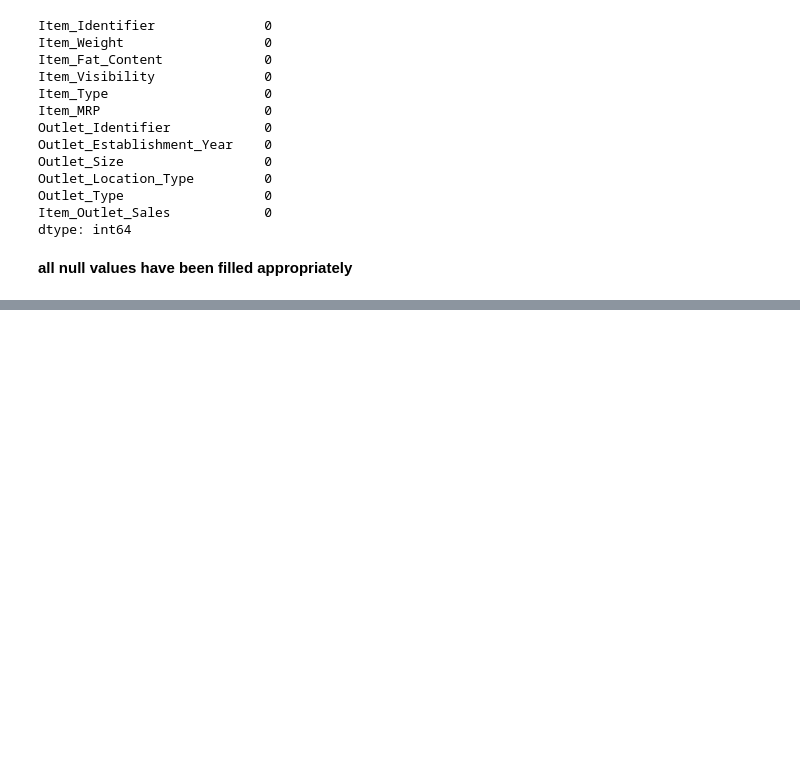
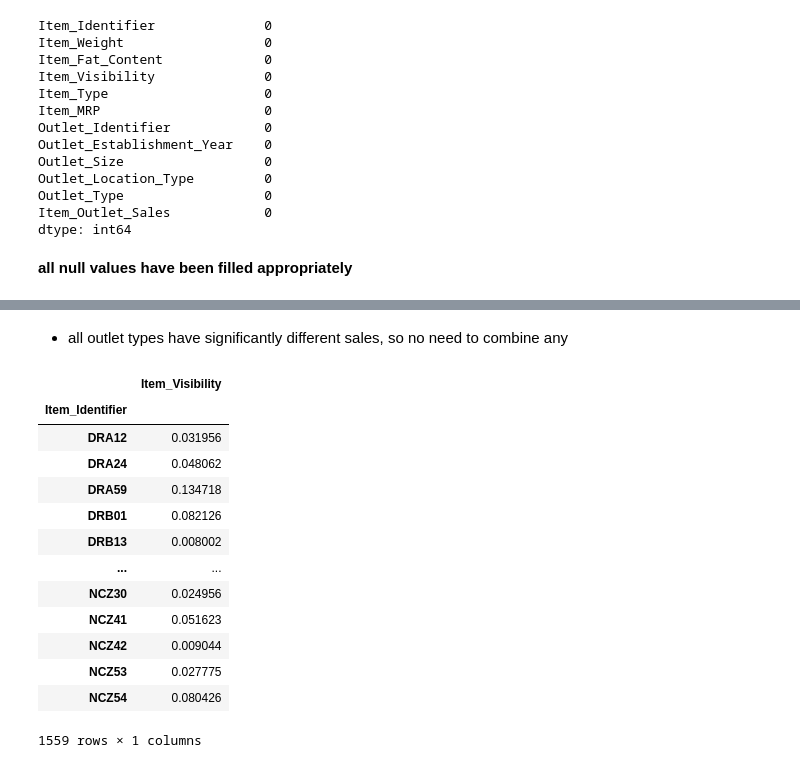
Before and after one commit to aravindsouth/bigmartsales-vc1, a Jupyter notebook: aravind_virtual_comp_1.ipynb, the cells around one changed output, grey strips where cells are left out. Cells and saved outputs as stored; diff of their text form; code cells hidden in the pictures; blank space fills up the shorter version.

```diff
--- a/aravind_virtual_comp_1.ipynb
+++ b/aravind_virtual_comp_1.ipynb
@@ -301,0 +313,21 @@ dtype: int64
+# %% [markdown]
+- all outlet types have significantly different sales, so no need to combine any
+# %%
+# average visibility of each item
+visibility_avg = train.pivot_table(values='Item_Visibility', index='Item_Identifier')
+visibility_avg
+# %% [output]
+|  | Item_Visibility |
+| Item_Identifier |  |
+| DRA12 | 0.031956 |
+| DRA24 | 0.048062 |
+| DRA59 | 0.134718 |
+| DRB01 | 0.082126 |
+| DRB13 | 0.008002 |
+| ... | ... |
+| NCZ30 | 0.024956 |
+| NCZ41 | 0.051623 |
+| NCZ42 | 0.009044 |
+| NCZ53 | 0.027775 |
+| NCZ54 | 0.080426 |
+1559 rows × 1 columns
```
Also changed, not shown: parts of 8 cells of this notebook.
